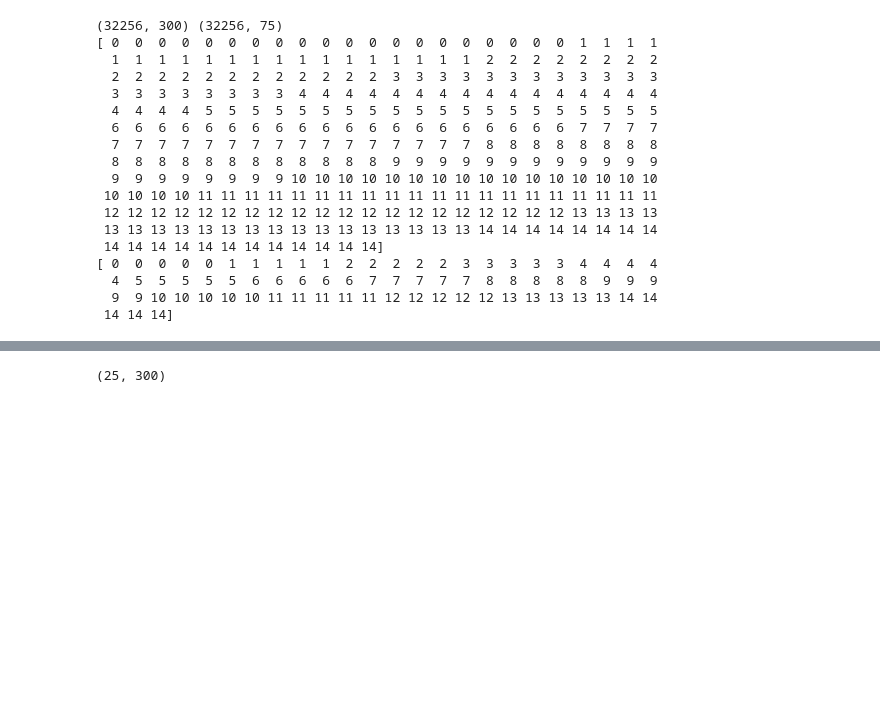
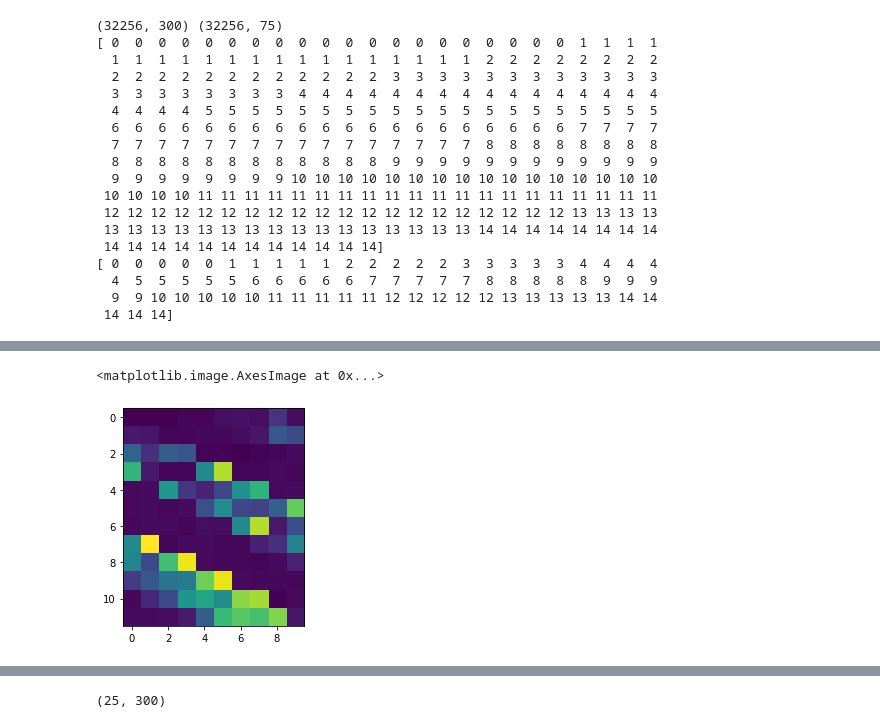
Before and after one commit to sukritarora/robust_face_recognition, a Jupyter notebook: robust_face_recognition.ipynb, the cells around one changed output, grey strips where cells are left out. Cells and saved outputs as stored; diff of their text form; code cells hidden in the pictures; blank space fills up the shorter version.

```diff
--- a/robust_face_recognition.ipynb
+++ b/robust_face_recognition.ipynb
@@ -126,7 +162,15 @@ def down_samp_wave(A):
 #     low_dim_data = wave_vec[0]
     low_dim_data = wave_vec[0] + sum(wave_vec[1])
     return low_dim_data.reshape(-1, A.shape[-1]), low_dim_data.shape[:2]
+# %%
+def down_samp_cv(A):
+    A_down = np.zeros((120, A.shape[-1]))
+    for i in range(A.shape[-1]):
+        A_down[:,i] = cv2.resize(A[:,i].reshape(im_size), (12,10)).flatten()
+    return A_down, (12,10)
 # %%
 A_ds, ds_shape = down_samp(A, ds_factor=16)
 # %%
 A_wave, wave_shape = down_samp_wave(A)
+# %%
+A_ds_cv, ds_cv_shape = down_samp_cv(A)
@@ -133 +182,6 @@ A_wave, wave_shape = down_samp_wave(A)
+# %%
+plt.imshow(A_ds_cv[...,0].reshape(ds_cv_shape))
+# %% [output]
+<matplotlib.image.AxesImage at 0x...>
+[figure, added]
 # %%
```
Also changed, not shown: parts of 15 cells of this notebook.
